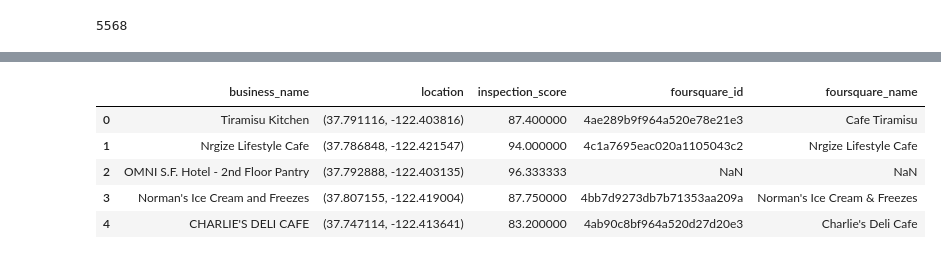
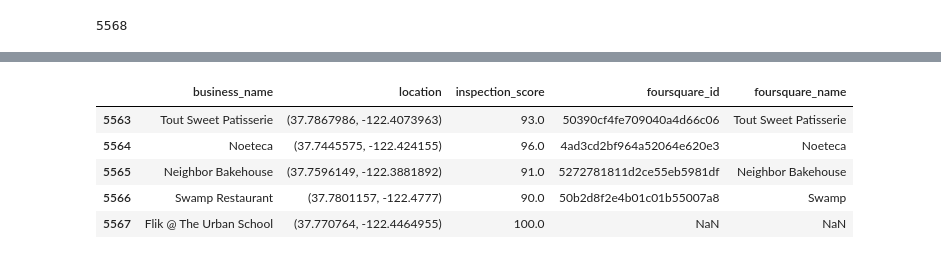
Before and after one commit to manulohiya/checkin-predictor, a Jupyter notebook: notebooks/checkin-predictor.ipynb, the cells around one changed output, grey strips where cells are left out. Drawn from its saved outputs; the diff is of its cells as text; code cells hidden in the pictures.

Commit message:
downloading ids for all restaurants

```diff
--- a/notebooks/checkin-predictor.ipynb
+++ b/notebooks/checkin-predictor.ipynb
@@ -14,7 +14,7 @@ import foursquare
 %matplotlib inline
 plt.style.use('ggplot')
 
-pd.set_option('display.max_rows', 20)
+pd.set_option('display.max_rows', 100)
 pd.set_option('display.max_columns', 20)
 pd.set_option('display.notebook_repr_html', True)
 
@@ -60,13 +60,12 @@ print fs_idlookup(df.business_name[0], df.location[0])
 # %%
 fs_ids = {}
 fs_names = {}
-for i in range(0,10):
+for i in range(0,len(df)):
     result = fs_idlookup(df.business_name[i], df.location[i])
     if result:
         id, name = result
         fs_ids[i] = id
-        fs_names[i] = name
-
+        fs_names[i] = name.encode('utf-8')
 df['foursquare_id'] = pd.Series(fs_ids)
 df['foursquare_name'] = pd.Series(fs_names)
 # %% [output]
@@ -75,11 +89,11 @@ Could not find OMNI S.F. Hotel - 2nd Floor Pantry at (37.792888, -122.403135)
 # %%
-df.head()
+df.tail()
 # %% [output]
 |  | business_name | location | inspection_score | foursquare_id | foursquare_name |
-| 0 | Tiramisu Kitchen | (37.791116, -122.403816) | 87.400000 | 4ae289b9f964a520e78e21e3 | Cafe Tiramisu |
-| 1 | Nrgize Lifestyle Cafe | (37.786848, -122.421547) | 94.000000 | 4c1a7695eac020a1105043c2 | Nrgize Lifestyle Cafe |
-| 2 | OMNI S.F. Hotel - 2nd Floor Pantry | (37.792888, -122.403135) | 96.333333 | NaN | NaN |
-| 3 | Norman's Ice Cream and Freezes | (37.807155, -122.419004) | 87.750000 | 4bb7d9273db7b71353aa209a | Norman's Ice Cream & Freezes |
-| 4 | CHARLIE'S DELI CAFE | (37.747114, -122.413641) | 83.200000 | 4ab90c8bf964a520d27d20e3 | Charlie's Deli Cafe |
+| 5563 | Tout Sweet Patisserie | (37.7867986, -122.4073963) | 93.0 | 50390cf4fe709040a4d66c06 | Tout Sweet Patisserie |
+| 5564 | Noeteca | (37.7445575, -122.424155) | 96.0 | 4ad3cd2bf964a52064e620e3 | Noeteca |
+| 5565 | Neighbor Bakehouse | (37.7596149, -122.3881892) | 91.0 | 5272781811d2ce55eb5981df | Neighbor Bakehouse |
+| 5566 | Swamp Restaurant | (37.7801157, -122.4777) | 90.0 | 50b2d8f2e4b01c01b55007a8 | Swamp |
+| 5567 | Flik @ The Urban School | (37.770764, -122.4464955) | 100.0 | NaN | NaN |
 # %%
 df.to_csv(os.path.join('..','datasets','foursquare_idmapping.csv'))
```
Also changed, not shown: parts of 3 cells of this notebook, 3 other files.
